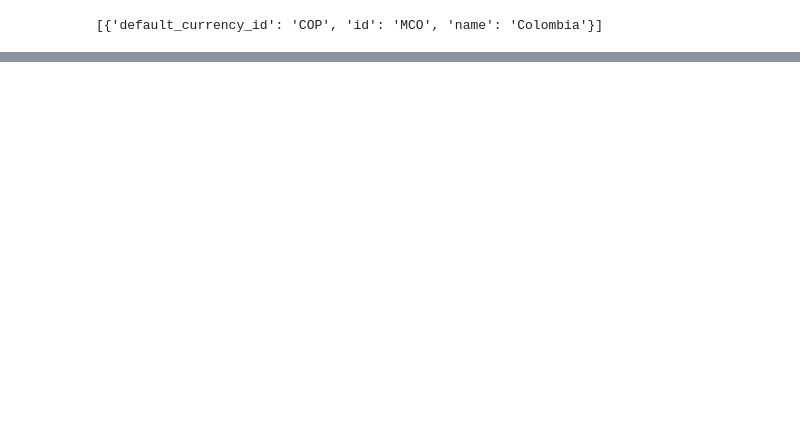
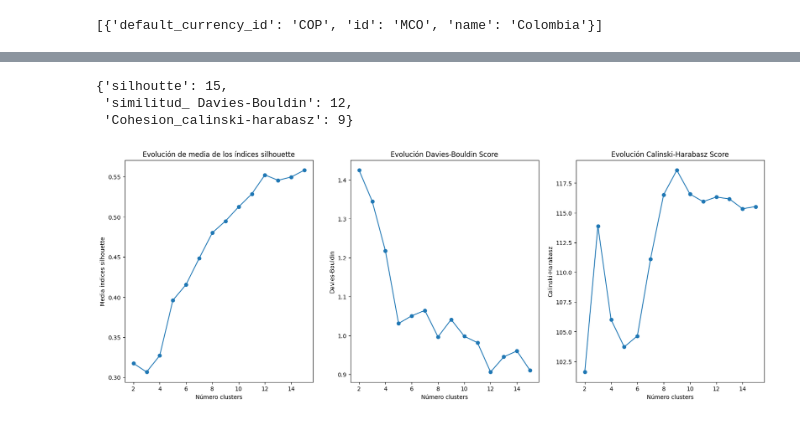
Before and after one commit to ccparra/MELI, a Jupyter notebook: MELI.ipynb, the cells around one changed output, grey strips where cells are left out. Cells and saved outputs as stored; diff of their text form; code cells hidden in the pictures; blank space fills up the shorter version.

```diff
--- a/MELI.ipynb
+++ b/MELI.ipynb
@@ -153,0 +135,8 @@ df_reputation=(
+# %%
+hier_metrics=dm.hierarchical_clustering_analysis(df_scaled=df_scaled,range_n_clusters=range(2,16))
+hier_metrics
+# %% [output]
+{'silhoutte': 15,
+ 'similitud_ Davies-Bouldin': 12,
+ 'Cohesion_calinski-harabasz': 9}
+[figure, added]
```
Also changed, not shown: parts of 33 cells of this notebook, 8 other files.
